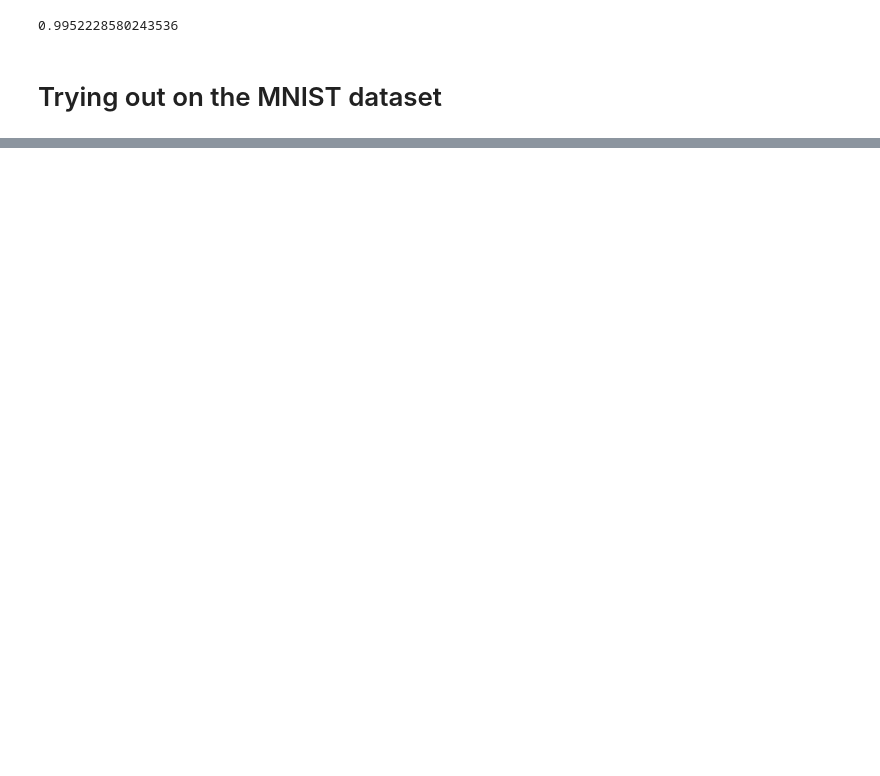
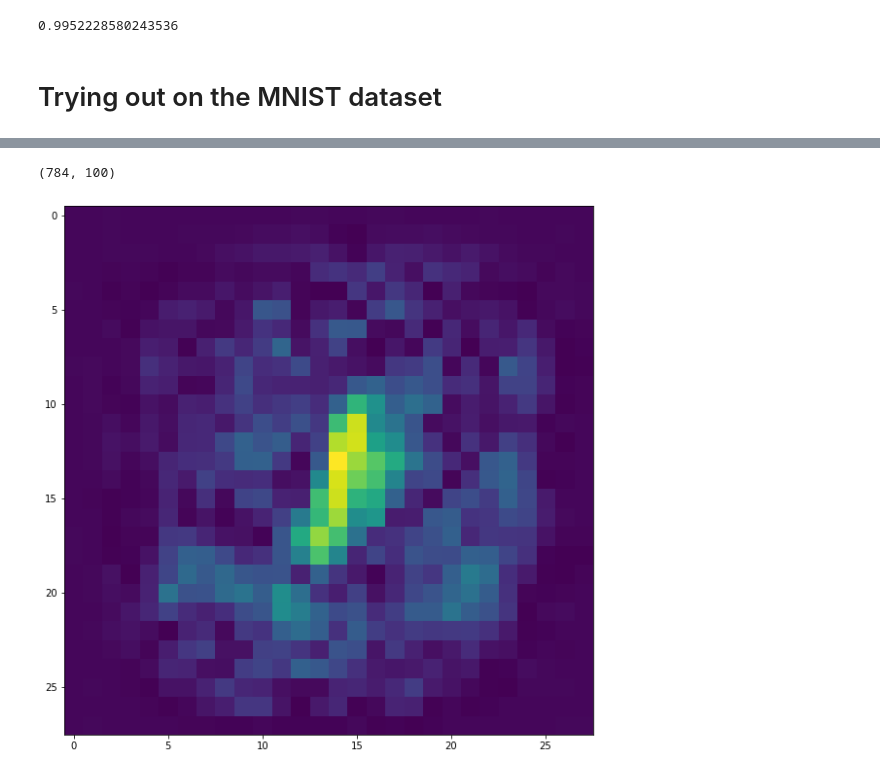
Before and after one commit to dkersh/NeuralNetworks_from_scratch, a Jupyter notebook: basic_NN_Nlayer_2.ipynb, the cells around one changed output, grey strips where cells are left out. Drawn from its saved outputs; the diff is of its cells as text; code cells hidden in the pictures; blank space fills up the shorter version.

Commit message:
Brief Analysis of Weights

```diff
--- a/basic_NN_Nlayer_2.ipynb
+++ b/basic_NN_Nlayer_2.ipynb
@@ -235,0 +234,9 @@ accuracy_score(Y_test, np.array(y_pred))
+# %%
+print(np.shape(weights[0]))
+
+plt.figure(figsize=(10, 10))
+plt.imshow(np.abs(np.reshape(np.mean(weights[0], axis=1), (28, 28))))
+plt.show()
+# %% [output]
+(784, 100)
+[figure, added]
```
Also changed, not shown: parts of 6 cells of this notebook, 4 other files.
